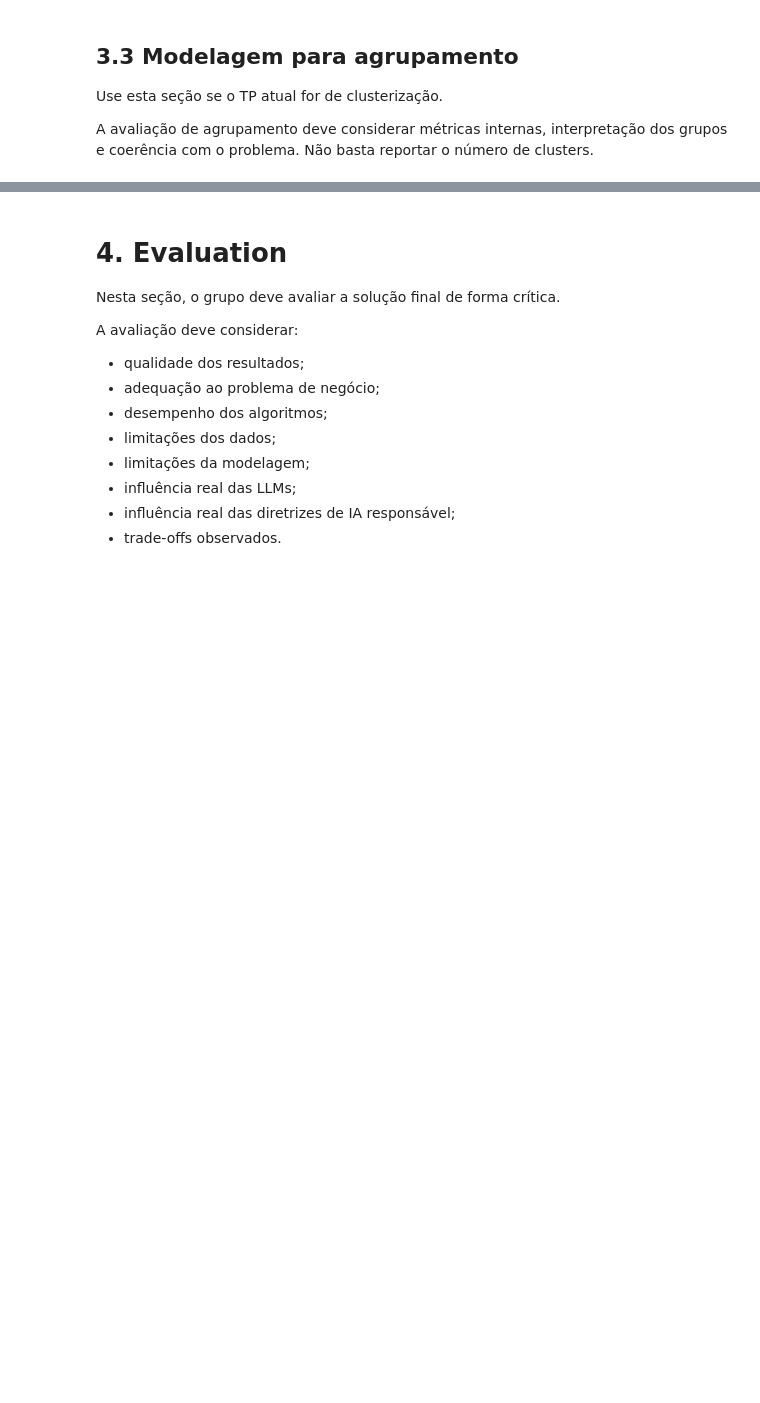
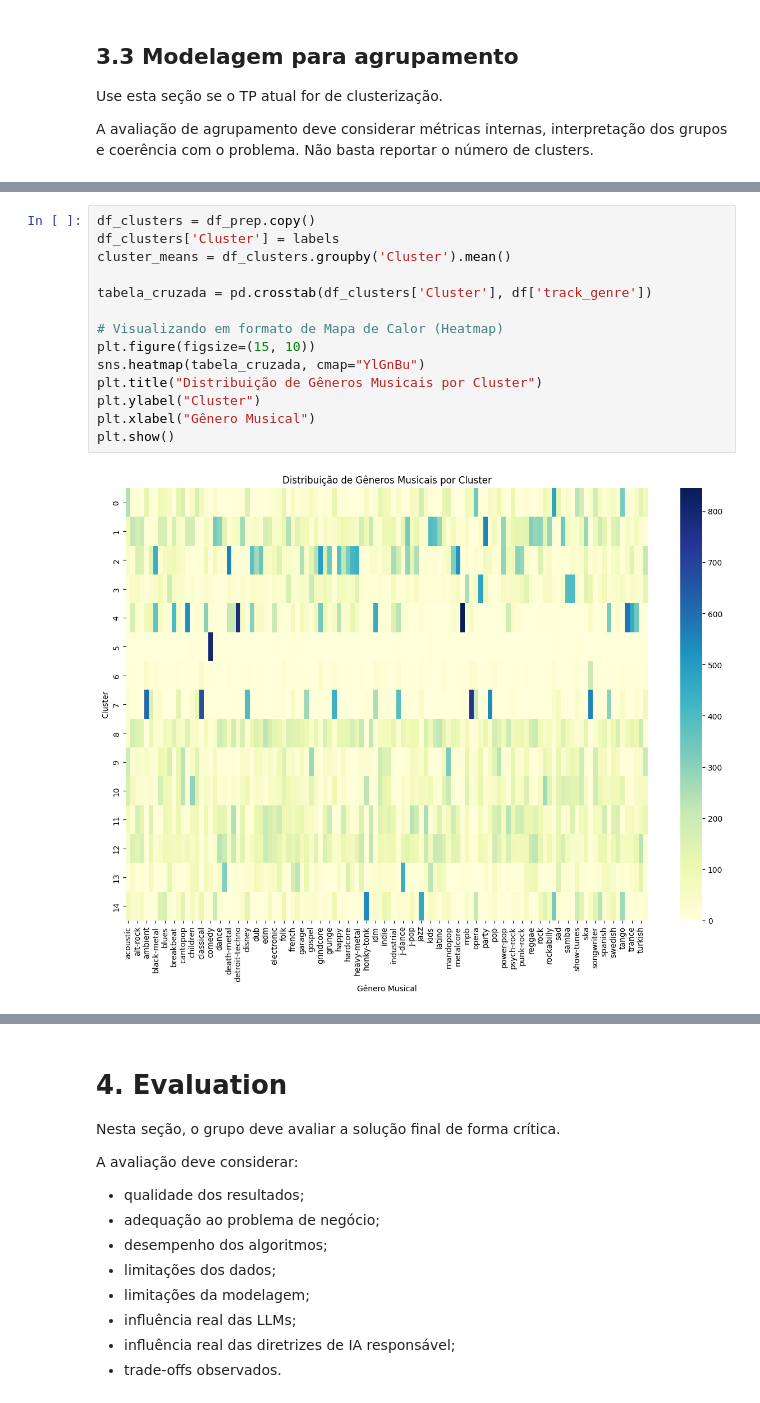
Before and after one commit to jg2alv/tp1-md, a Jupyter notebook: tp2/Fase3/TP2_Fase3_Grupo13.ipynb, the cells around one changed output, grey strips where cells are left out. Cells and saved outputs as stored; diff of their text form; blank space fills up the shorter version.

```diff
--- a/tp2/Fase3/TP2_Fase3_Grupo13.ipynb
+++ b/tp2/Fase3/TP2_Fase3_Grupo13.ipynb
@@ -694,3 +829,19 @@ def executar_agrupamento_basico(X: pd.DataFrame):
+# %%
+df_clusters = df_prep.copy()
+df_clusters['Cluster'] = labels
+cluster_means = df_clusters.groupby('Cluster').mean()
+
+tabela_cruzada = pd.crosstab(df_clusters['Cluster'], df['track_genre'])
+
+# Visualizando em formato de Mapa de Calor (Heatmap)
+plt.figure(figsize=(15, 10))
+sns.heatmap(tabela_cruzada, cmap="YlGnBu")
+plt.title("Distribuição de Gêneros Musicais por Cluster")
+plt.ylabel("Cluster")
+plt.xlabel("Gênero Musical")
+plt.show()
+# %% [output]
+[figure, added]
 # %% [markdown]
 ## 3.5 Resultados da modelagem final
 
```
Also changed, not shown: parts of 7 cells of this notebook.
